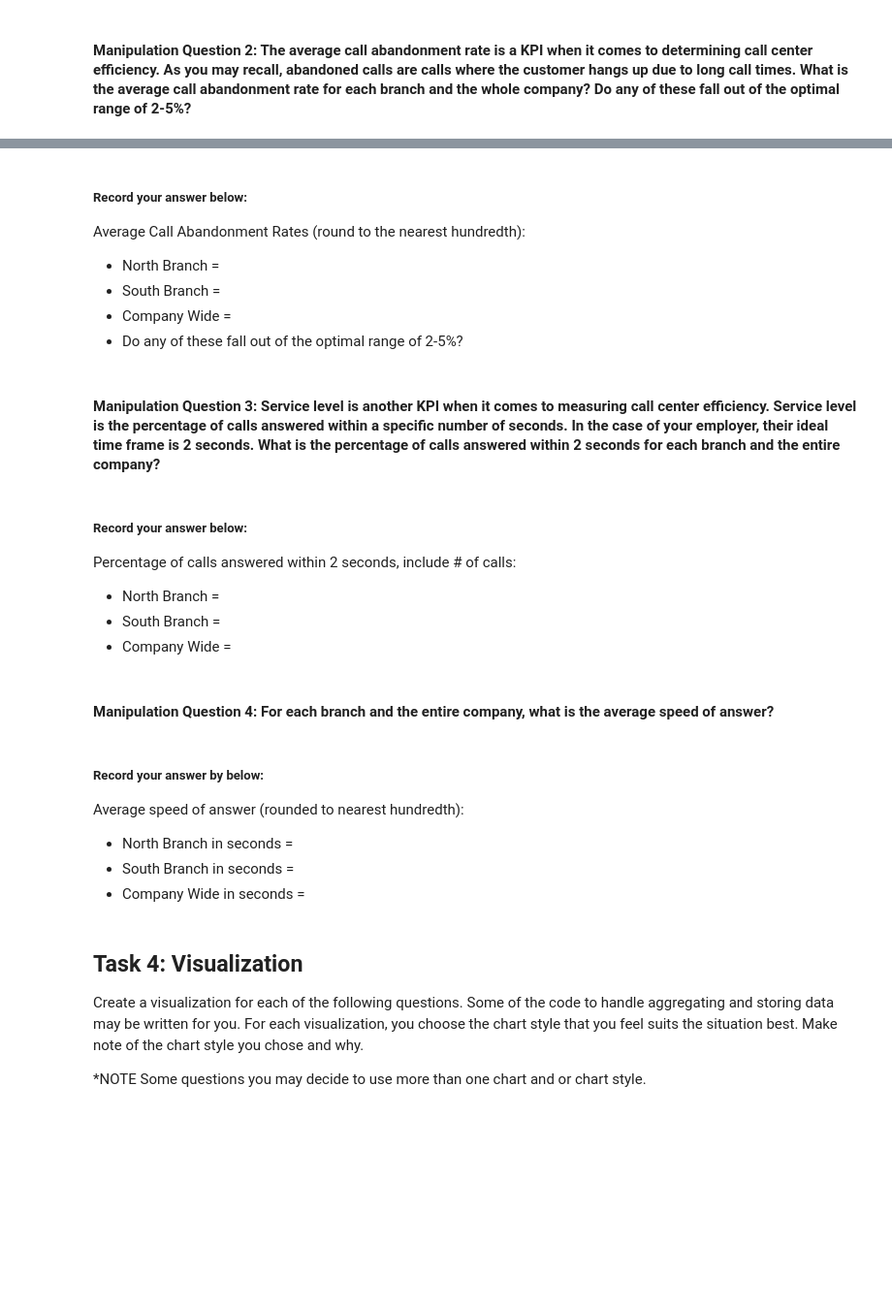
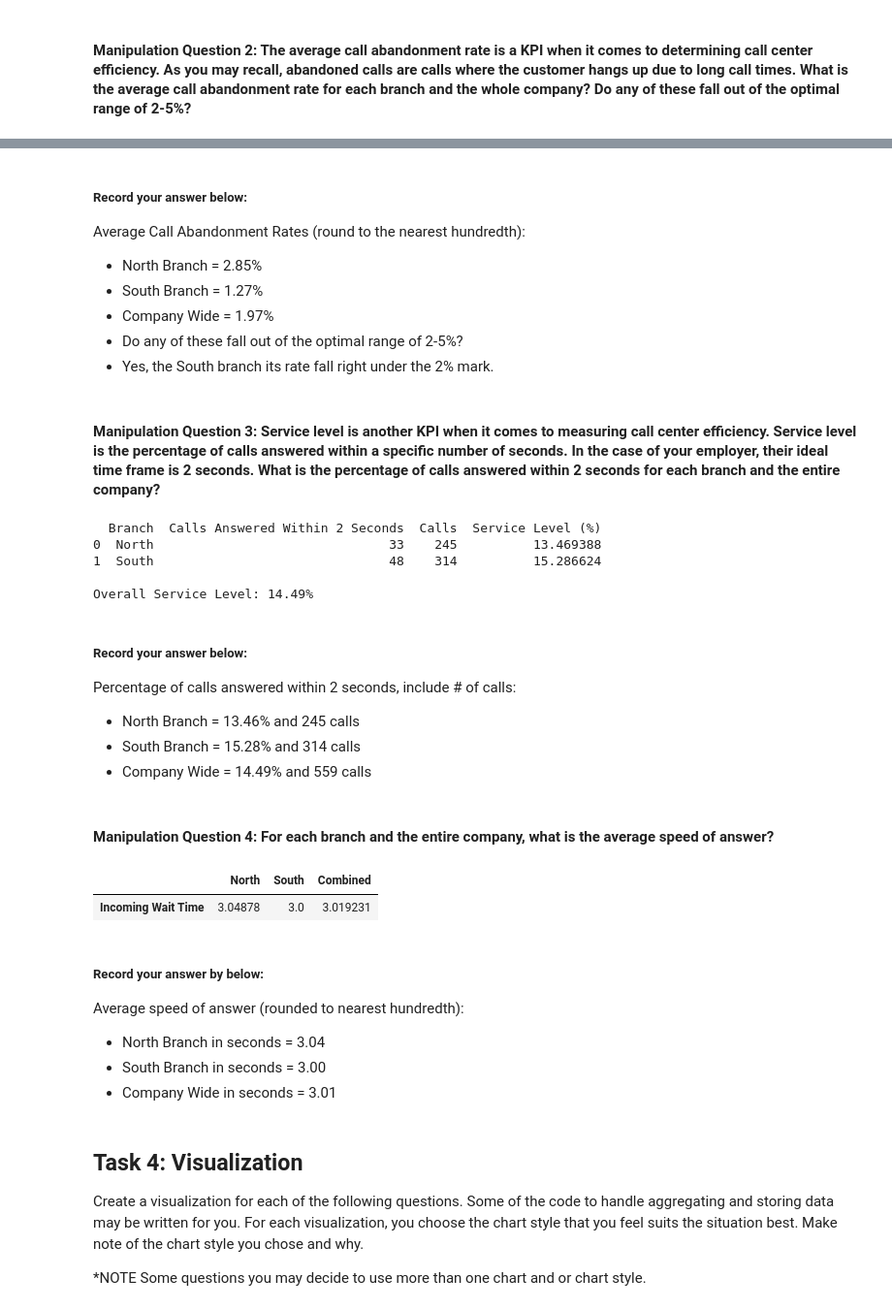
Before and after one commit to Zeal-G/call-center-cleanup-assignment, a Jupyter notebook: Call_Center_Cleanup.ipynb, the cells around one changed output, grey strips where cells are left out. Shown: that part at 97% size. Drawn from its saved outputs; the diff is of its cells as text; code cells hidden in the pictures; blank space fills up the shorter version.

```diff
--- a/Call_Center_Cleanup.ipynb
+++ b/Call_Center_Cleanup.ipynb
@@ -328,30 +356,69 @@ Rep with the hightest number of calls and their total calls:
 # %% [markdown]
 ##### Record your answer below:
 Average Call Abandonment Rates (round to the nearest hundredth):
-- North Branch =
-- South Branch =
-- Company Wide =
+- North Branch = 2.85%
+- South Branch = 1.27%
+- Company Wide = 1.97%
 - Do any of these fall out of the optimal range of 2-5%?
+- Yes, the South branch its rate fall right under the 2% mark.
 # %% [markdown]
 #### Manipulation Question 3:  Service level is another KPI when it comes to measuring call center efficiency. Service level is the percentage of calls answered within a specific number of seconds. In the case of your employer, their ideal time frame is 2 seconds. What is the percentage of calls answered within 2 seconds for each branch and the entire company?
 # %%
 # Manipulation Question 3 solution below:
+branch_stats = combined_df.groupby("Branch").agg({
+    "Incoming Wait Time": lambda x: (x <= 2).sum(),  # Count calls answered in 2 sec
+    "Calls": "sum"  # Total
+}).reset_index()
+
+branch_stats.rename(columns={"Incoming Wait Time": "Calls Answered Within 2 Seconds"}, inplace=True)
+#calculate again
+branch_stats["Service Level (%)"] = (branch_stats["Calls Answered Within 2 Seconds"] / branch_stats["Calls"]) * 100
+
+total_calls_answered_within_2 = branch_stats["Calls Answered Within 2 Seconds"].sum()
+total_calls = branch_stats["Calls"].sum()
+overall_service_level = (total_calls_answered_within_2 / total_calls) * 100
+
+print(branch_stats)
+print(f"\nOverall Service Level: {overall_service_level:.2f}%")
+# %% [output]
+  Branch  Calls Answered Within 2 Seconds  Calls  Service Level (%)
+0  North                               33    245          13.469388
+1  South                               48    314          15.286624
+
+Overall Service Level: 14.49%
 # %% [markdown]
 ##### Record your answer below:
 Percentage of calls answered within 2 seconds, include # of calls:
-- North Branch =
-- South Branch =
-- Company Wide =
+- North Branch = 13.46% and 245 calls
+- South Branch = 15.28% and 314 calls
+- Company Wide = 14.49% and 559 calls
 # %% [markdown]
 #### Manipulation Question 4: For each branch and the entire company, what is the average speed of answer?
 # %%
 # Manipulation Question 4 solution below:
+#av_ndf = north_df[["Incoming Wait Time"]].mean()
+#av_ndf
+
+#av_sdf = south_df[["Incoming Wait Time"]].mean()
+#av_sdf
+
+#av_cdf = combined_df[["Incoming Wait Time"]].mean()
+#av_cdf
+av_ndf = north_df[["Incoming Wait Time"]].mean().rename("North")
+av_sdf = south_df[["Incoming Wait Time"]].mean().rename("South")
+av_cdf = combined_df[["Incoming Wait Time"]].mean().rename("Combined")
+
+averages_df = pd.concat([av_ndf, av_sdf, av_cdf], axis=1)
+averages_df
+# %% [output]
+|  | North | South | Combined |
+| Incoming Wait Time | 3.04878 | 3.0 | 3.019231 |
 # %% [markdown]
 ##### Record your answer by below:
 Average speed of answer (rounded to nearest hundredth):
-- North Branch in seconds =
-- South Branch in seconds =
-- Company Wide in seconds =
+- North Branch in seconds = 3.04
+- South Branch in seconds = 3.00
+- Company Wide in seconds = 3.01
 # %% [markdown]
 ## Task 4: Visualization
 
```
Also changed, not shown: parts of 11 cells of this notebook.
